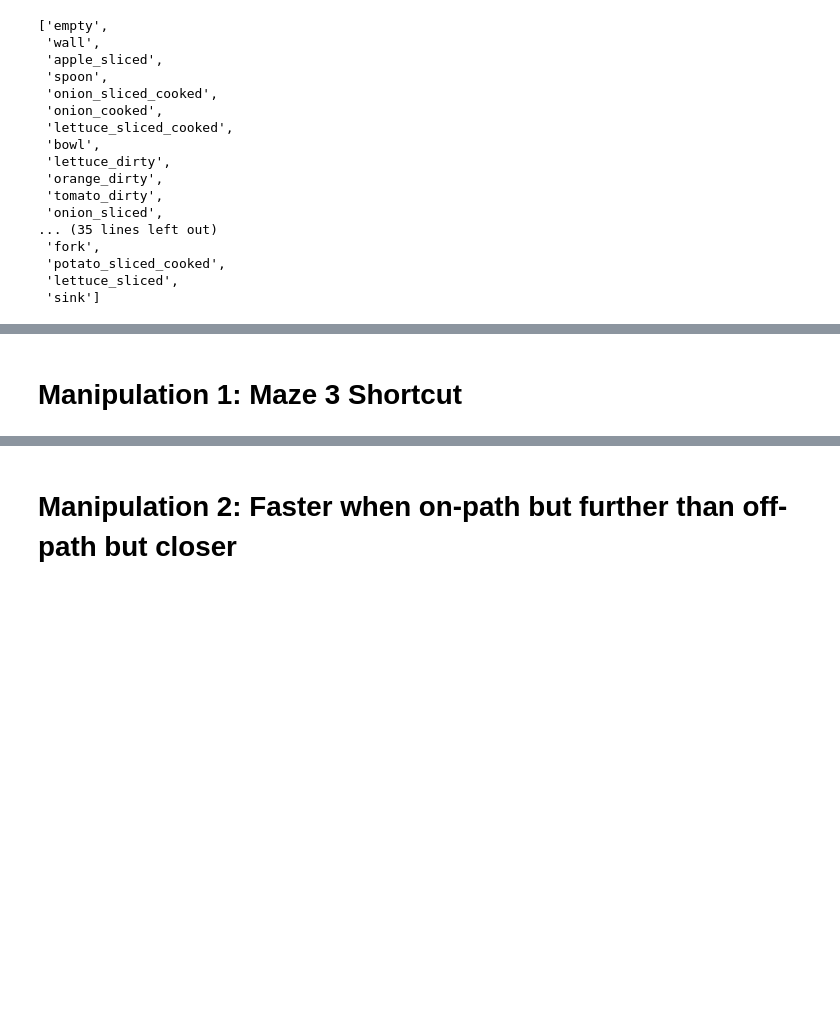
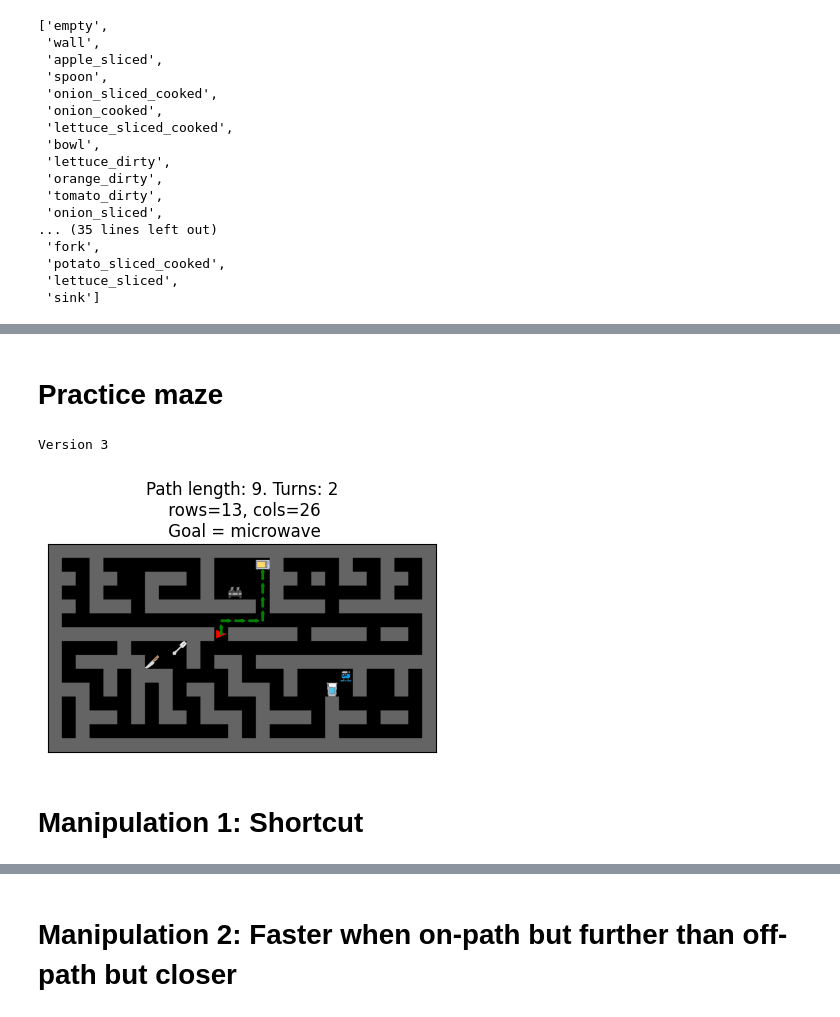
Before and after one commit to wcarvalho/human-dyna-web, a Jupyter notebook: housemaze-mazes.ipynb, the cells around one changed output, grey strips where cells are left out. Saved outputs shown, nothing was run; the diff lists cells and outputs as text; code cells hidden in the pictures; blank space fills up the shorter version.

```diff
--- a/housemaze-mazes.ipynb
+++ b/housemaze-mazes.ipynb
@@ -109,3 +129,12 @@ render_maze(mazes.maze0)
+# %% [markdown]
+# Practice maze
+# %%
+print("Version 3")
+
+render_path(mazes.big_practice_maze, goal=task_objects[0], include_objects=True)
+# %% [output]
+Version 3
+[figure, added]
 # %% [markdown]
-# Manipulation 1: Maze 3 Shortcut
+# Manipulation 1: Shortcut
 # %%
```
Also changed, not shown: parts of 11 cells of this notebook, 3 other files.
